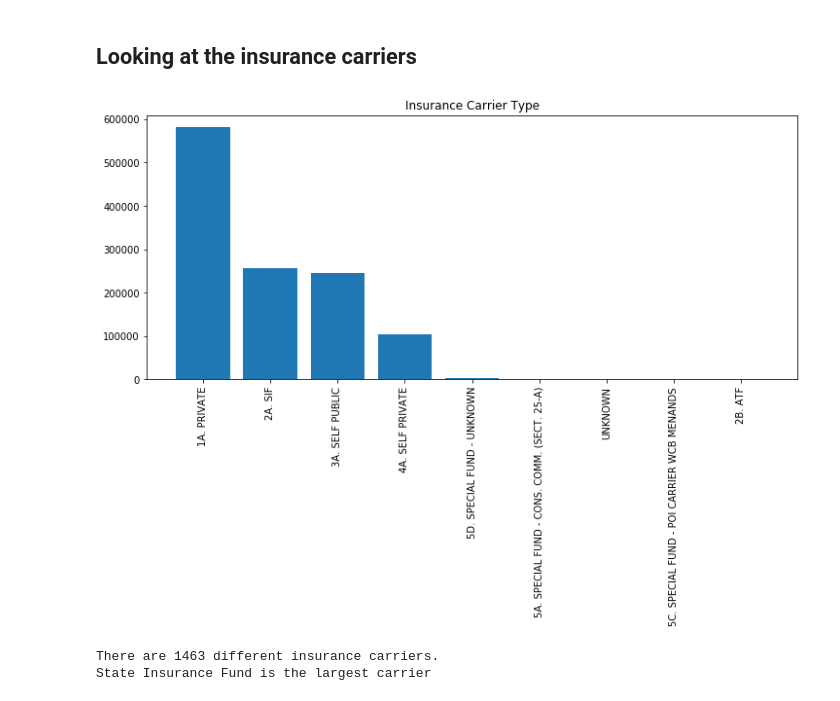
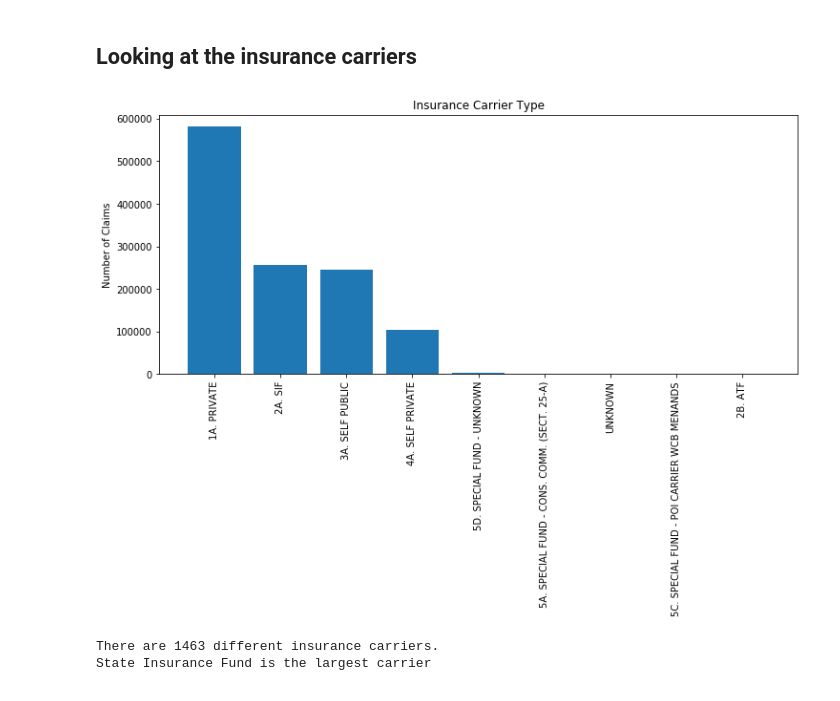
Before and after one commit to cbevis/U3_Capstone, a Jupyter notebook: NYS_Assembled_Workers2.ipynb, the cells around one changed output. Drawn from its saved outputs; the diff is of its cells as text; code cells hidden in the pictures.

```diff
--- a/NYS_Assembled_Workers2.ipynb
+++ b/NYS_Assembled_Workers2.ipynb
@@ -541,14 +543,15 @@ plt.show()
 # %%
 ins_types_plot = df.groupby(by='Carrier Type')['Carrier Type'].count()
 ins_types_plot = ins_types_plot.sort_values(ascending=False)
 plt.figure(figsize=(12, 5))
 plt.bar(ins_types_plot.index, ins_types_plot)
 plt.title('Insurance Carrier Type')
+plt.ylabel('Number of Claims')
 plt.xticks(rotation=90)
 
 plt.show()
 # %% [output]
-[figure, old version]
+[figure, new version]
 # %%
 carrier_plot = df.groupby(by='Carrier Name')['Carrier Name'].count()
 carrier_plot = carrier_plot.sort_values(ascending=False)[:10]
```
Also changed, not shown: parts of 51 cells of this notebook.
